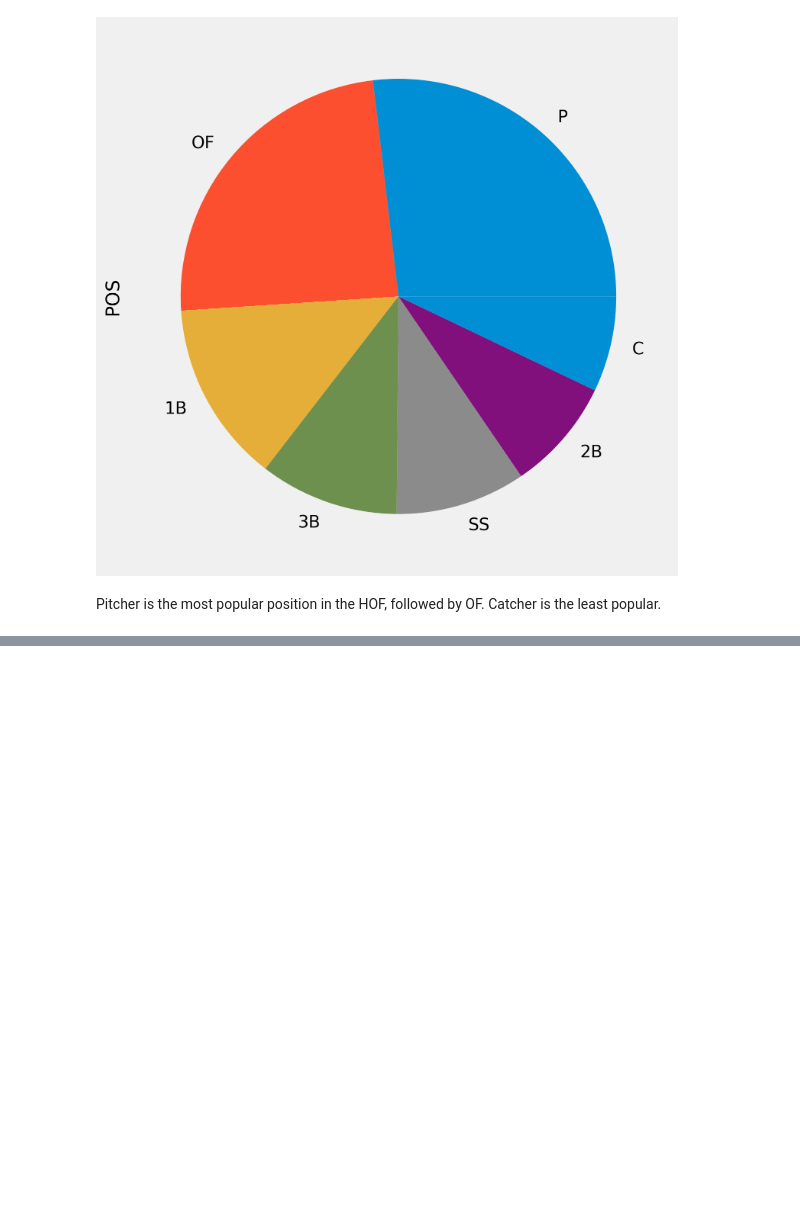
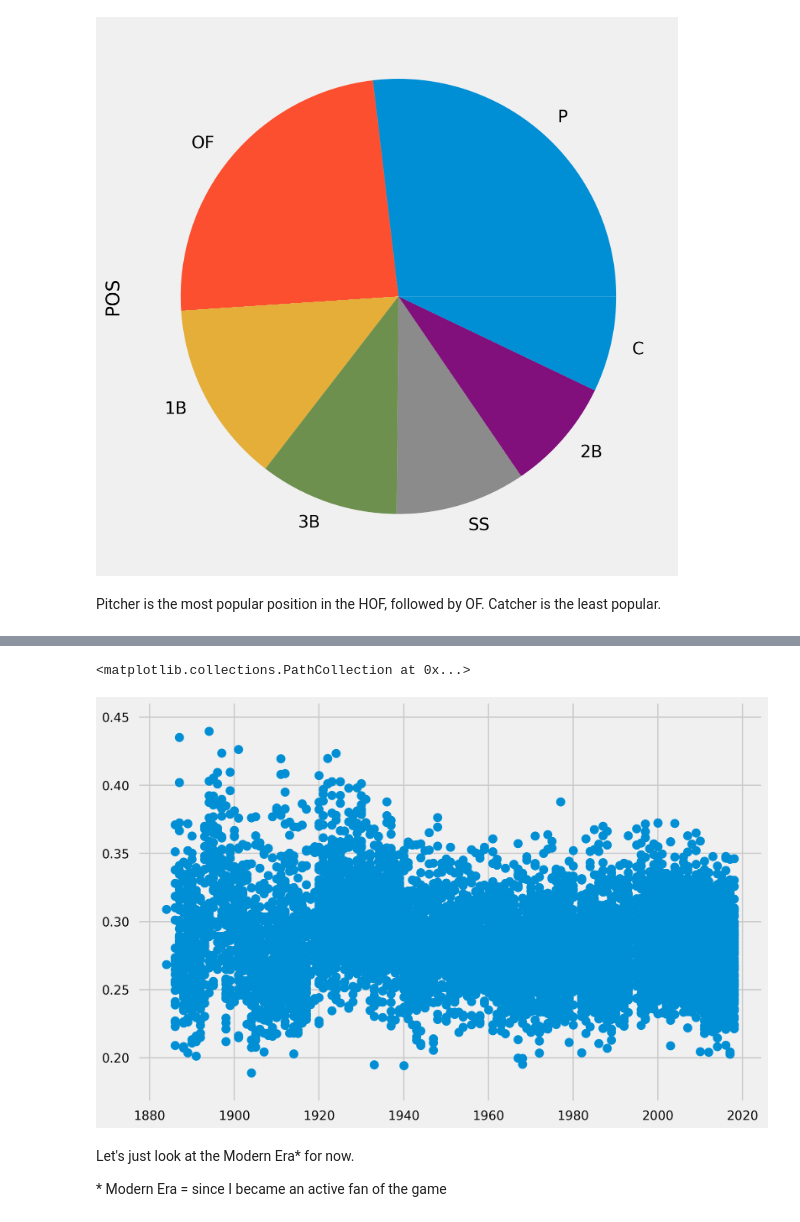
Before and after one commit to kennethn/baseball-statistics, a Jupyter notebook: Baseball.ipynb, the cells around one changed output, grey strips where cells are left out. Saved outputs shown, nothing was run; the diff lists cells and outputs as text; code cells hidden in the pictures; blank space fills up the shorter version.

Commit message:
Batting average analysis

```diff
--- a/Baseball.ipynb
+++ b/Baseball.ipynb
@@ -51,6 +52,7 @@ people = pd.read_csv('data/People.csv')
 fielding = pd.read_csv('data/Fielding.csv')
 teams = pd.read_csv('data/Teams.csv')
 hof = pd.read_csv('data/HallofFame.csv')
+batting = pd.read_csv('data/Batting.csv')
 # %%
 # A quick function for looking at the correlation between two values
 def correlation(x, y):
@@ -625,0 +689,2 @@ Pitcher is the most popular position in the HOF, followed by OF. Catcher is the
+# %%
+batting['BAVG'] = batting['H'] / batting['AB']
@@ -625,0 +705,2 @@ Pitcher is the most popular position in the HOF, followed by OF. Catcher is the
+# %%
+df = batting[batting['AB'] >= 502]
@@ -625,0 +719,9 @@ Pitcher is the most popular position in the HOF, followed by OF. Catcher is the
+# %%
+plt.scatter(df['yearID'], df['BAVG'])
+# %% [output]
+<matplotlib.collections.PathCollection at 0x...>
+[figure, added]
+# %% [markdown]
+Let's just look at the Modern Era* for now.
+
+\* Modern Era = since I became an active fan of the game
```
Also changed, not shown: parts of 15 cells of this notebook.
